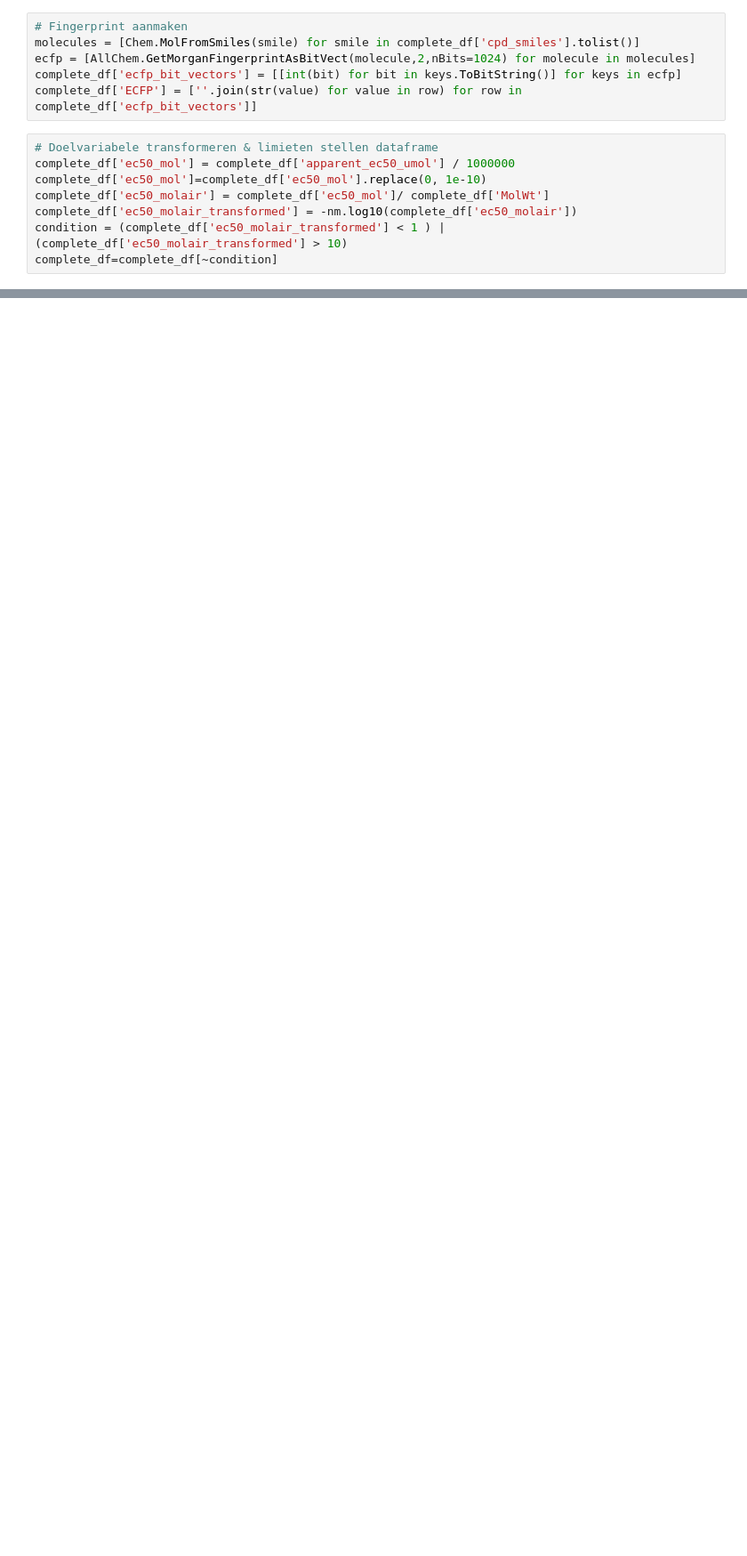
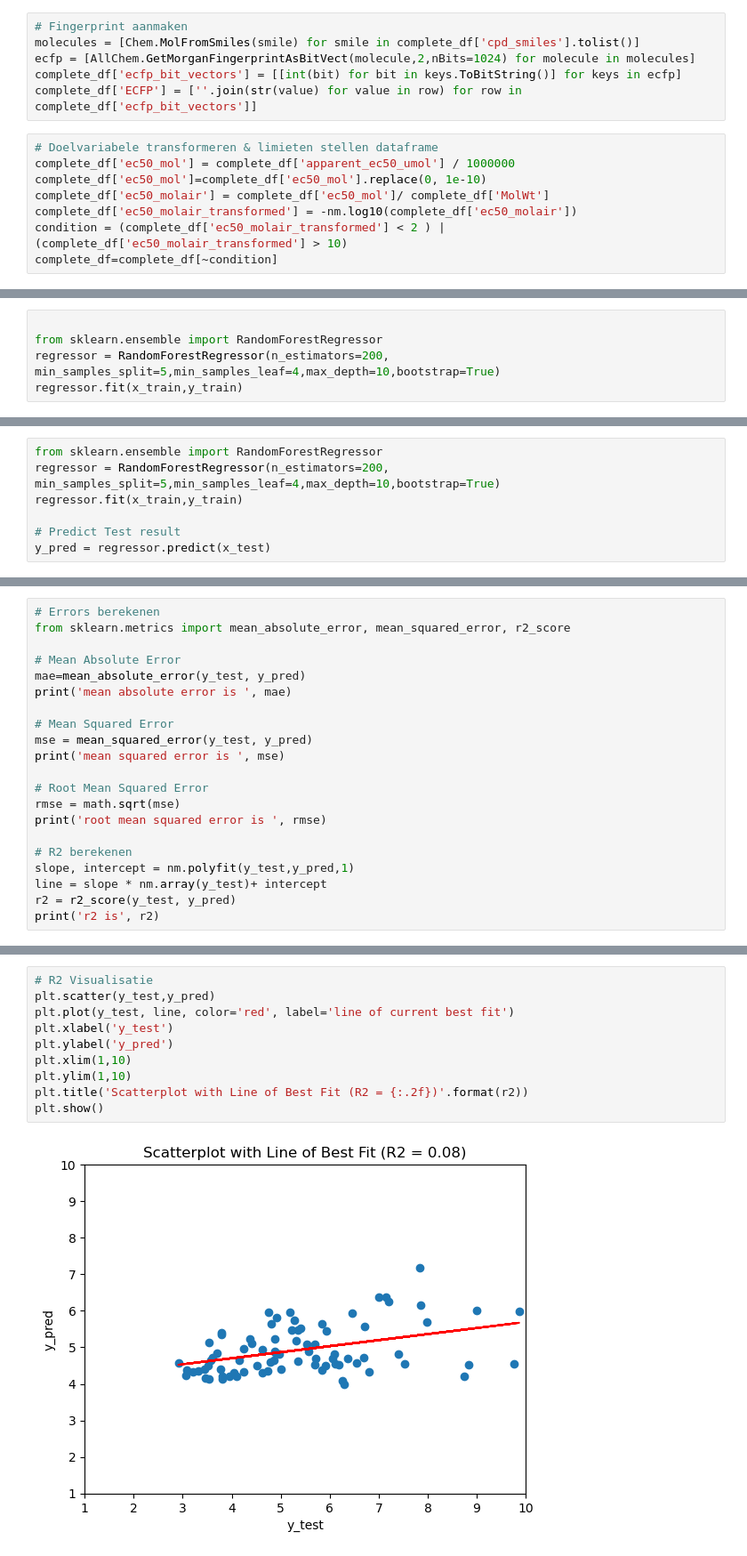
Before and after one commit to verawentzel/bep, a Jupyter notebook: notebooks/13. Scaffold Splitting.ipynb, the cells around one changed output, grey strips where cells are left out. Shown at 89% size. Saved outputs shown, nothing was run; the diff lists cells and outputs as text; blank space fills up the shorter version.

```diff
--- a/notebooks/13. Scaffold Splitting.ipynb
+++ b/notebooks/13. Scaffold Splitting.ipynb
@@ -25,7 +25,7 @@ complete_df['ec50_mol'] = complete_df['apparent_ec50_umol'] / 1000000
 complete_df['ec50_mol']=complete_df['ec50_mol'].replace(0, 1e-10)
 complete_df['ec50_molair'] = complete_df['ec50_mol']/ complete_df['MolWt']
 complete_df['ec50_molair_transformed'] = -nm.log10(complete_df['ec50_molair'])
-condition = (complete_df['ec50_molair_transformed'] < 1 ) | (complete_df['ec50_molair_transformed'] > 10)
+condition = (complete_df['ec50_molair_transformed'] < 2 ) | (complete_df['ec50_molair_transformed'] > 10)
 complete_df=complete_df[~condition]
 # %%
 # Dependent & Independent variable
@@ -90,0 +148,5 @@ ValueError: setting an array element with a sequence. The requested array has an
+# %%
+
+from sklearn.ensemble import RandomForestRegressor
+regressor = RandomForestRegressor(n_estimators=200, min_samples_split=5,min_samples_leaf=4,max_depth=10,bootstrap=True)
+regressor.fit(x_train,y_train)
@@ -90,0 +156,7 @@ ValueError: setting an array element with a sequence. The requested array has an
+# %%
+from sklearn.ensemble import RandomForestRegressor
+regressor = RandomForestRegressor(n_estimators=200, min_samples_split=5,min_samples_leaf=4,max_depth=10,bootstrap=True)
+regressor.fit(x_train,y_train)
+
+# Predict Test result
+y_pred = regressor.predict(x_test)
@@ -90,0 +193,21 @@ ValueError: setting an array element with a sequence. The requested array has an
+# %%
+# Errors berekenen
+from sklearn.metrics import mean_absolute_error, mean_squared_error, r2_score
+
+# Mean Absolute Error
+mae=mean_absolute_error(y_test, y_pred)
+print('mean absolute error is ', mae)
+
+# Mean Squared Error
+mse = mean_squared_error(y_test, y_pred)
+print('mean squared error is ', mse)
+
+# Root Mean Squared Error
+rmse = math.sqrt(mse)
+print('root mean squared error is ', rmse)
+
+# R2 berekenen
+slope, intercept = nm.polyfit(y_test,y_pred,1)
+line = slope * nm.array(y_test)+ intercept
+r2 = r2_score(y_test, y_pred)
+print('r2 is', r2)
@@ -90,0 +219,12 @@ ValueError: setting an array element with a sequence. The requested array has an
+# %%
+# R2 Visualisatie
+plt.scatter(y_test,y_pred)
+plt.plot(y_test, line, color='red', label='line of current best fit')
+plt.xlabel('y_test')
+plt.ylabel('y_pred')
+plt.xlim(1,10)
+plt.ylim(1,10)
+plt.title('Scatterplot with Line of Best Fit (R2 = {:.2f})'.format(r2))
+plt.show()
+# %% [output]
+[figure, added]
```
Also changed, not shown: parts of 26 cells of this notebook, 20 other files.
